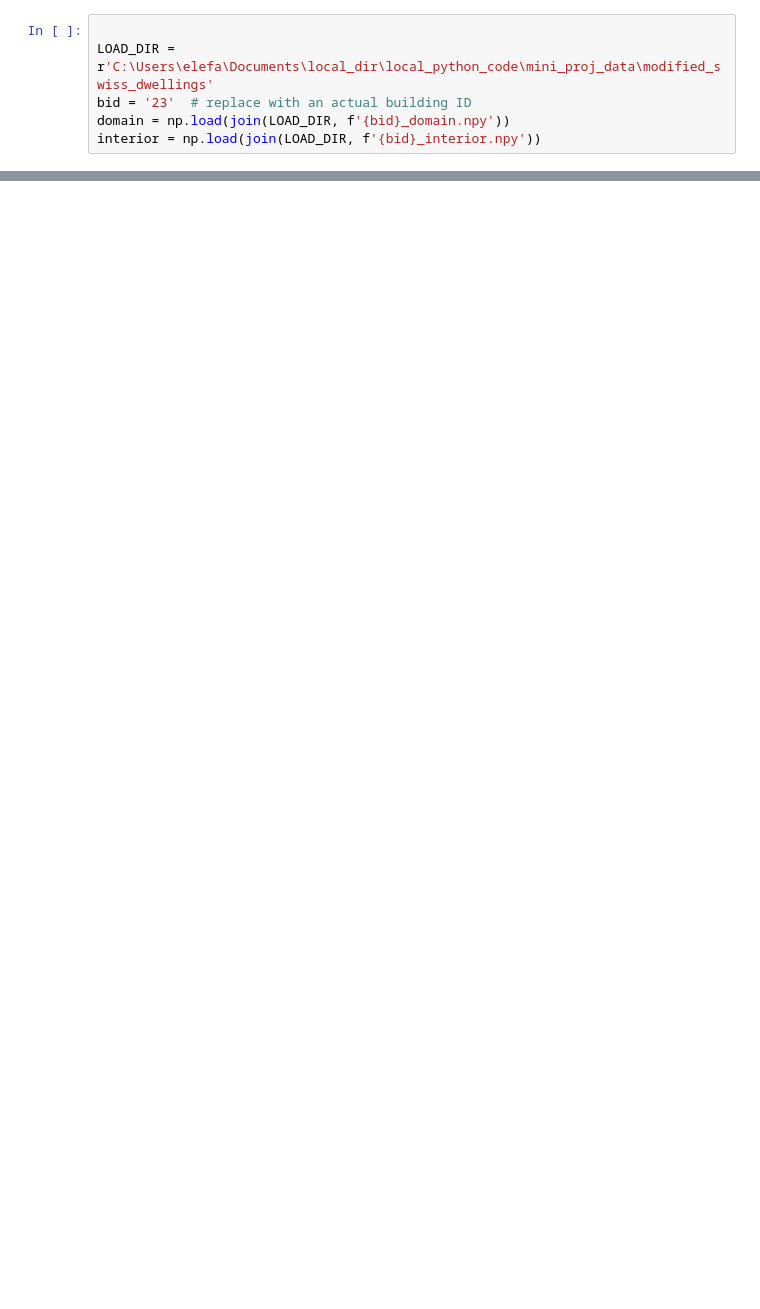
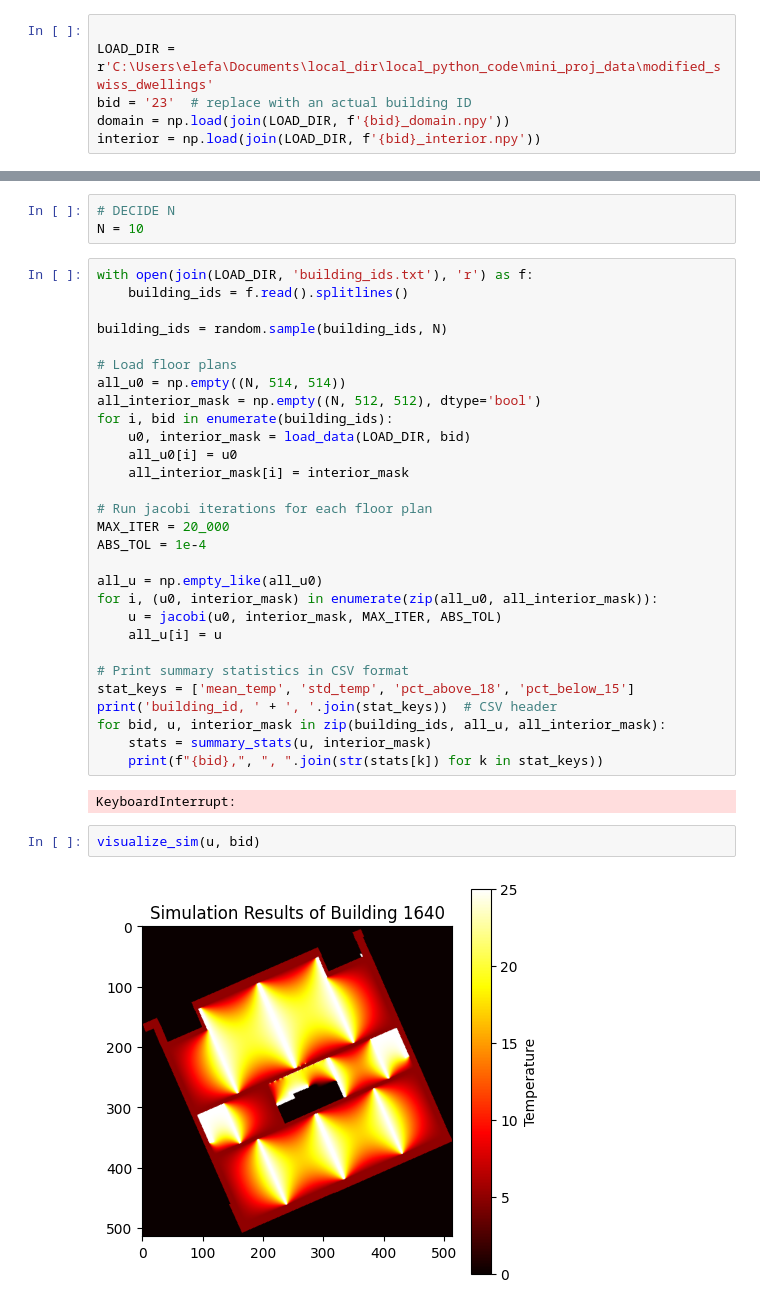
Before and after one commit to elefaill/02613_miniproj, a Jupyter notebook: visualize_nb.ipynb, the cells around one changed output, grey strips where cells are left out. Saved outputs shown, nothing was run; the diff lists cells and outputs as text; blank space fills up the shorter version.

Commit message:
add building_txt and update nb

```diff
--- a/visualize_nb.ipynb
+++ b/visualize_nb.ipynb
@@ -24,0 +87,38 @@ plt.show()
+# %%
+# DECIDE N
+N = 10
+# %%
+with open(join(LOAD_DIR, 'building_ids.txt'), 'r') as f:
+    building_ids = f.read().splitlines()
+
+building_ids = random.sample(building_ids, N)
+
+# Load floor plans
+all_u0 = np.empty((N, 514, 514))
+all_interior_mask = np.empty((N, 512, 512), dtype='bool')
+for i, bid in enumerate(building_ids):
+    u0, interior_mask = load_data(LOAD_DIR, bid)
+    all_u0[i] = u0
+    all_interior_mask[i] = interior_mask
+
+# Run jacobi iterations for each floor plan
+MAX_ITER = 20_000
+ABS_TOL = 1e-4
+
+all_u = np.empty_like(all_u0)
+for i, (u0, interior_mask) in enumerate(zip(all_u0, all_interior_mask)):
+    u = jacobi(u0, interior_mask, MAX_ITER, ABS_TOL)
+    all_u[i] = u
+
+# Print summary statistics in CSV format
+stat_keys = ['mean_temp', 'std_temp', 'pct_above_18', 'pct_below_15']
+print('building_id, ' + ', '.join(stat_keys))  # CSV header
+for bid, u, interior_mask in zip(building_ids, all_u, all_interior_mask):
+    stats = summary_stats(u, interior_mask)
+    print(f"{bid},", ", ".join(str(stats[k]) for k in stat_keys))
+# %% [output]
+KeyboardInterrupt:
+# %%
+visualize_sim(u, bid)
+# %% [output]
+[figure, added]
```
Also changed, not shown: parts of 4 cells of this notebook, 1 other file.
